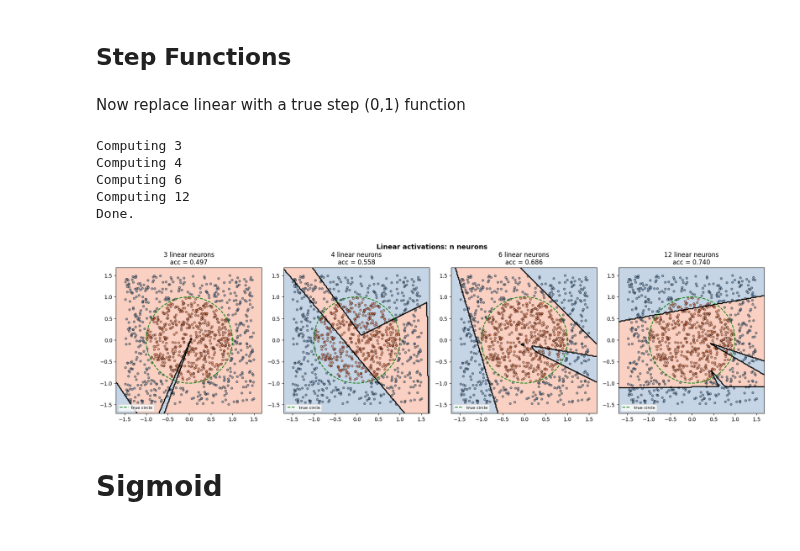
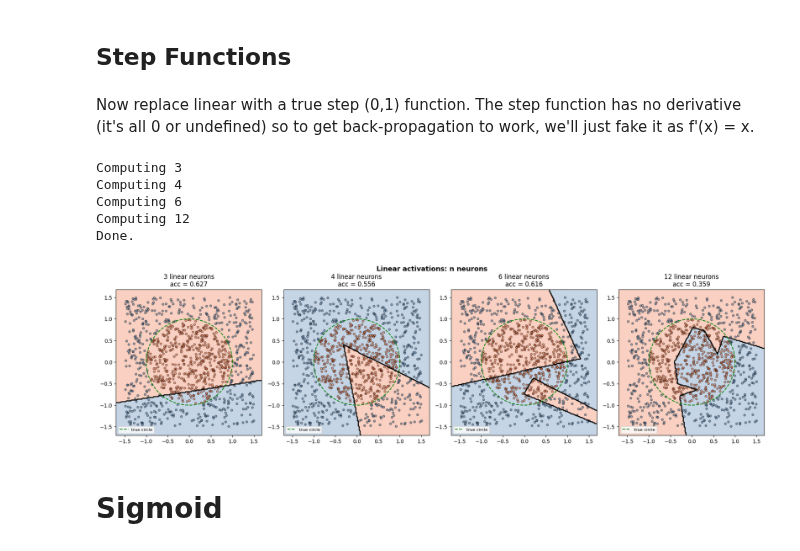
Before and after one commit to AET-CS/aet-cs.github.io, a Jupyter notebook: white/2025/ML/notebooks/Activation-Functions.ipynb, the cells around one changed output. Drawn from its saved outputs; the diff is of its cells as text; code cells hidden in the pictures.

```diff
--- a/white/2025/ML/notebooks/Activation-Functions.ipynb
+++ b/white/2025/ML/notebooks/Activation-Functions.ipynb
@@ -30,19 +31,7 @@ X, y = X[idx], y[idx]
 # %% [markdown]
 How well can we learn the inside of a circle using $n$ neurons and a linear activation function (basically *no* activation function)?
 # %%
-# ── 2. Build models with n linear neurons ────────────────────────────────────
-@tf.custom_gradient
-def step_function(x):
-    """Step forward, identity gradient backward."""
-    y = tf.where(x > 0, tf.ones_like(x), tf.zeros_like(x))
-
-    def grad(dy):
-        # Straight‑through: pretend the derivative is 1 wherever dy flows
-        # (you could also return tf.zeros_like(x) if you truly want no gradient)
-        return dy  # identity gradient
-
-    return y, grad
-
+# ── 1. Build models with n linear neurons ────────────────────────────────────
 
 def make_model(n_neurons):
     model = keras.Sequential([
@@ -53,7 +42,8 @@ def make_model(n_neurons):
     model.compile(tf.keras.optimizers.Adam(0.01), loss='binary_crossentropy', metrics=['accuracy'])
     return model
 
-# ── 3. Train and plot ─────────────────────────────────────────────────────────
+# ── 2. Train and plot ─────────────────────────────────────────────────────────
+
 def plot_boundary(model, X, y, title, ax):
     h = 0.02
     x_min, x_max = -1.7, 1.7
@@ -103,9 +92,10 @@ Done.
 # %% [markdown]
 ## Step Functions
 # %% [markdown]
-Now replace linear with a true step (0,1) function
+Now replace linear with a true step (0,1) function. The step function has no derivative (it's all 0 or undefined) so to get back-propagation to work, we'll just fake it as f'(x) = x.
 # %%
-# ── 2. Build models with n linear neurons ────────────────────────────────────
+# Define the "step" function with a fake derivative (otherwise it won't work in tensorflow)
+
 @tf.custom_gradient
 def step_function(x):
     """Step forward, identity gradient backward."""
@@ -114,9 +104,10 @@ def step_function(x):
     def grad(dy):
         # Straight‑through: pretend the derivative is 1 wherever dy flows
         # (you could also return tf.zeros_like(x) if you truly want no gradient)
-        return dy  # identity gradient
+        return tf.ones_like(dy)  # identity gradient
 
     return y, grad
+
 
 
 def make_model(n_neurons):
@@ -125,7 +116,7 @@ def make_model(n_neurons):
         keras.layers.Dense(n_neurons, activation=step_function),
         keras.layers.Dense(1, activation='sigmoid')
     ], name=f"{n_neurons}_linear_neurons")
-    model.compile(tf.keras.optimizers.Adam(0.01), loss='binary_crossentropy', metrics=['accuracy'])
+    model.compile(optimizer=tf.keras.optimizers.Adam(learning_rate=0.001), loss='binary_crossentropy', metrics=['accuracy'])
     return model
 
 # ── 3. Train and plot ─────────────────────────────────────────────────────────
@@ -156,25 +147,25 @@ def plot_boundary(model, X, y, title, ax):
 # %%
 configs = [3, 4, 6, 12]
 fig, axes = plt.subplots(1, 4, figsize=(18, 5))
 
 for n, ax in zip(configs, axes):
     m = make_model(n)
     print(f"Computing {n}")
-    m.fit(X, y, epochs=1000, batch_size=512, verbose=0)
+    m.fit(X, y, epochs=100, batch_size=512, verbose=0)
     plot_boundary(m, X, y, f"{n} linear neurons", ax)
 
 plt.suptitle("Linear activations: n neurons",
              fontsize=13, fontweight='bold')
 plt.tight_layout()
 plt.savefig("./images/circle_boundary.png", dpi=150, bbox_inches='tight')
 print("Done.")
 # %% [output]
 Computing 3
 Computing 4
 Computing 6
 Computing 12
 Done.
-[figure, old version]
+[figure, new version]
 # %% [markdown]
 # Sigmoid
 # %% [markdown]
```
Also changed, not shown: parts of 4 cells of this notebook, 4 other files.
